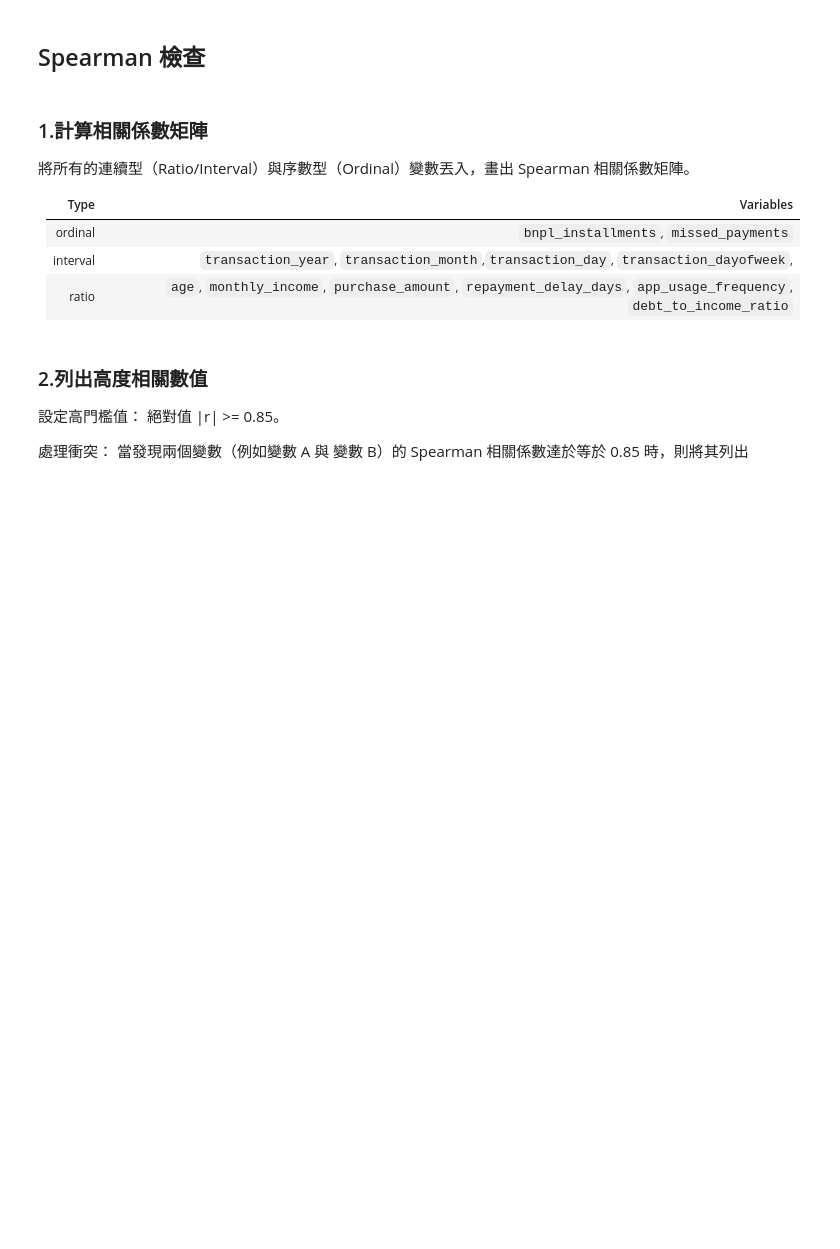
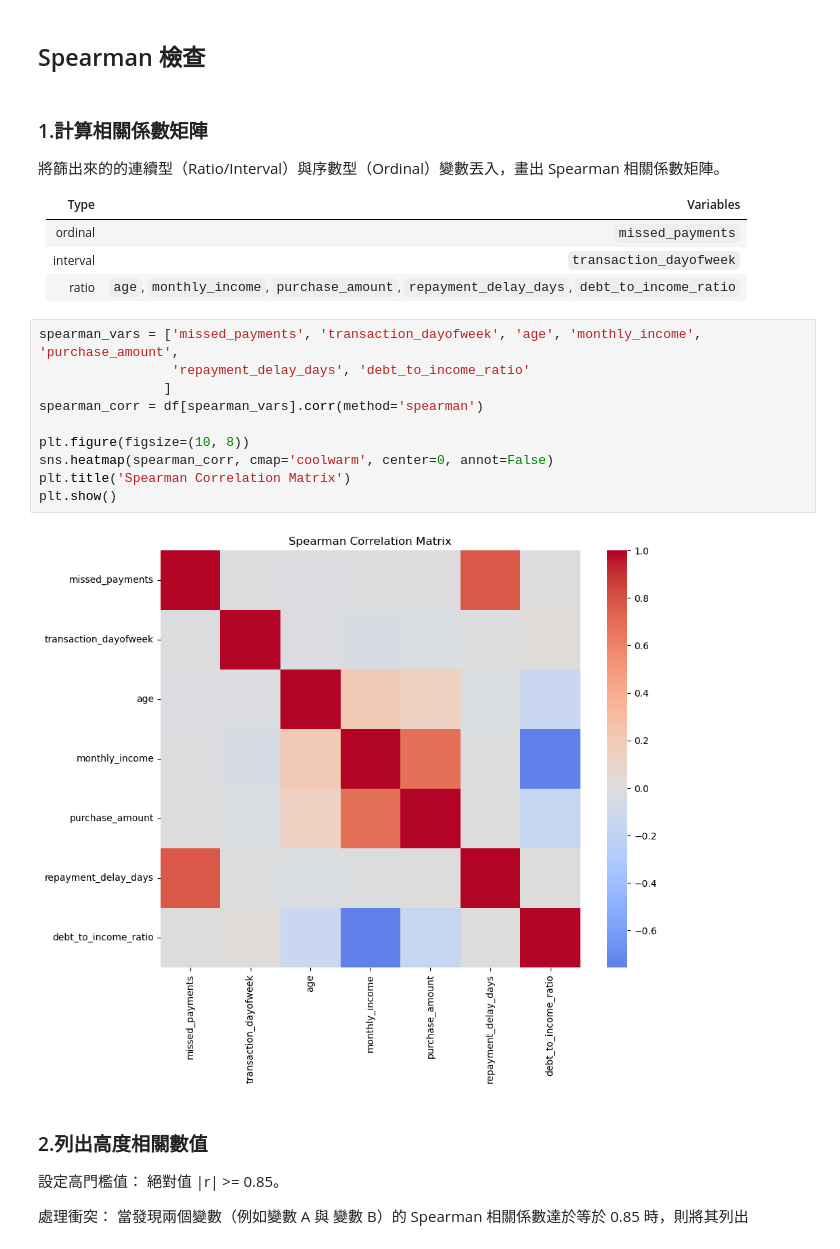
Before and after one commit to BobbleUnderBox/DataMiningG1FinalProject, a Jupyter notebook: notebooks/04_statistical_methods.ipynb, the cells around one changed output. Cells and saved outputs as stored; diff of their text form; blank space fills up the shorter version.

```diff
--- a/notebooks/04_statistical_methods.ipynb
+++ b/notebooks/04_statistical_methods.ipynb
@@ -47,13 +218,25 @@ IV > 0.01 或是 卡方檢定的 p-value < 0.1，就列出。
 ## Spearman 檢查
 # %% [markdown]
 ### 1.計算相關係數矩陣
-將所有的連續型（Ratio/Interval）與序數型（Ordinal）變數丟入，畫出 Spearman 相關係數矩陣。
+將篩出來的的連續型（Ratio/Interval）與序數型（Ordinal）變數丟入，畫出 Spearman 相關係數矩陣。
 
 | Type | Variables |
 | :--- | :--- |
-| ordinal | `bnpl_installments`,  `missed_payments`|
-| interval | `transaction_year`, `transaction_month`,`transaction_day`, `transaction_dayofweek`,  |
-| ratio | `age`, `monthly_income`, `purchase_amount`, `repayment_delay_days`, `app_usage_frequency`, `debt_to_income_ratio` |
+| ordinal | `missed_payments` |
+| interval |  `transaction_dayofweek` |
+| ratio | `age`, `monthly_income`, `purchase_amount`, `repayment_delay_days`,  `debt_to_income_ratio` |
+# %%
+spearman_vars = ['missed_payments', 'transaction_dayofweek', 'age', 'monthly_income', 'purchase_amount',
+                 'repayment_delay_days', 'debt_to_income_ratio'
+                ]
+spearman_corr = df[spearman_vars].corr(method='spearman')
+
+plt.figure(figsize=(10, 8))
+sns.heatmap(spearman_corr, cmap='coolwarm', center=0, annot=False)
+plt.title('Spearman Correlation Matrix')
+plt.show()
+# %% [output]
+[figure, added]
 # %% [markdown]
 ### 2.列出高度相關數值
 設定高門檻值： 絕對值 |r| >= 0.85。
```
Also changed, not shown: parts of 15 cells of this notebook, 8 other files.
